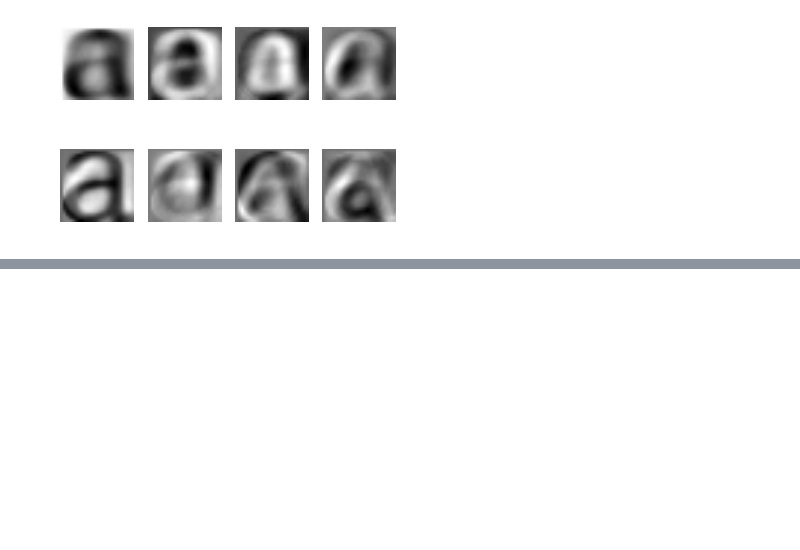
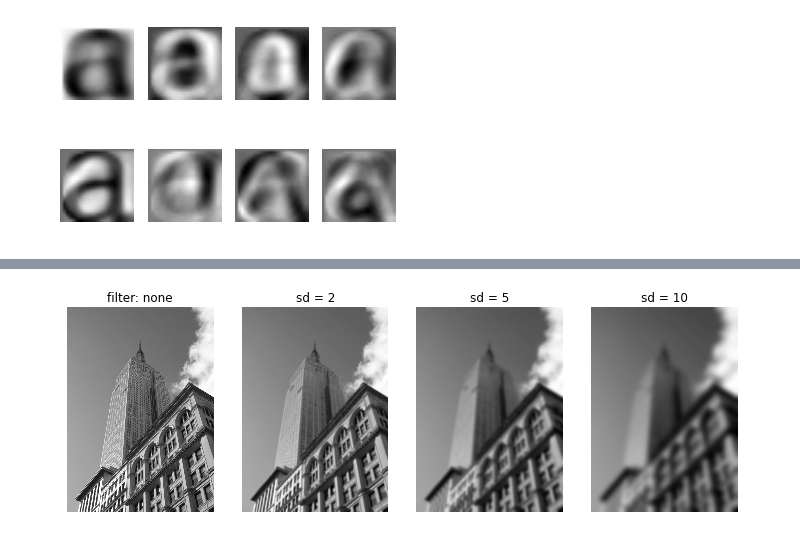
Before and after one commit to whatalnk/study-PCV, a Jupyter notebook: Chapter01.ipynb, the cells around one changed output, grey strips where cells are left out. Cells and saved outputs as stored; diff of their text form; code cells hidden in the pictures; blank space fills up the shorter version.

```diff
--- a/Chapter01.ipynb
+++ b/Chapter01.ipynb
@@ -146,9 +145,8 @@ plt.imshow(immean, cmap=plt.cm.Greys_r)
 # %%
 import pca
 # %%
-from os import path
 imdir = "data/fontimages/a_thumbs"
-imlist = [path.join(imdir, f) for f in os.listdir(imdir)]
+imlist = [os.path.join(imdir, f) for f in os.listdir(imdir)]
 im = np.array(Image.open(imlist[0]))
 m, n = im.shape[0:2]
 imnbr = len(imlist)
@@ -172,0 +194,19 @@ plt.show()
+# %%
+from scipy.ndimage import filters
+im = np.array(Image.open("data/empire.jpg").convert('L'))
+plt.figure(figsize=(12, 4))
+plt.gray()
+plt.subplot(1, 4, 1)
+plt.axis('off')
+plt.title('filter: none')
+plt.imshow(im)
+for (i, j) in enumerate([2, 5, 10]):
+    im2 = filters.gaussian_filter(im, j) # 2nd parameter: standard diviasion
+    plt.subplot(1, 4, i+2)
+    plt.axis('off')
+    plt.title('sd = {}'.format(j))
+    plt.imshow(im2)
+
+plt.show()
+# %% [output]
+[figure, added]
```
Also changed, not shown: parts of 21 cells of this notebook, 1 other file.
